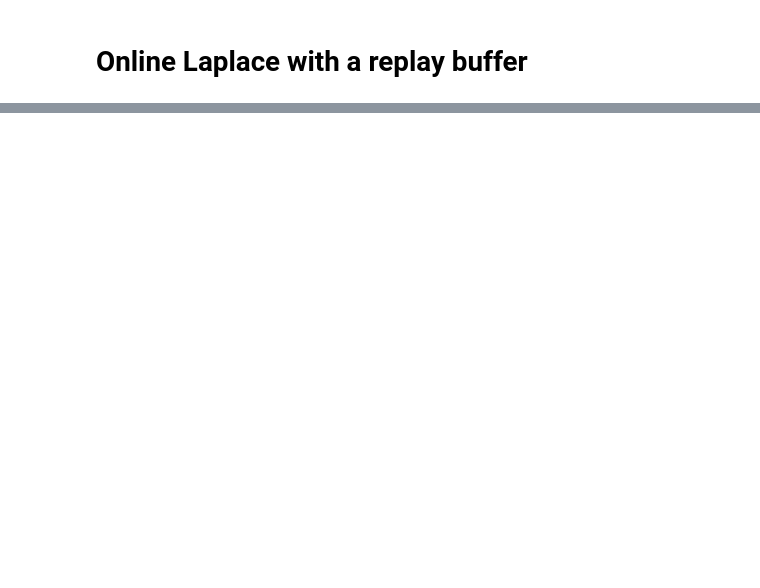
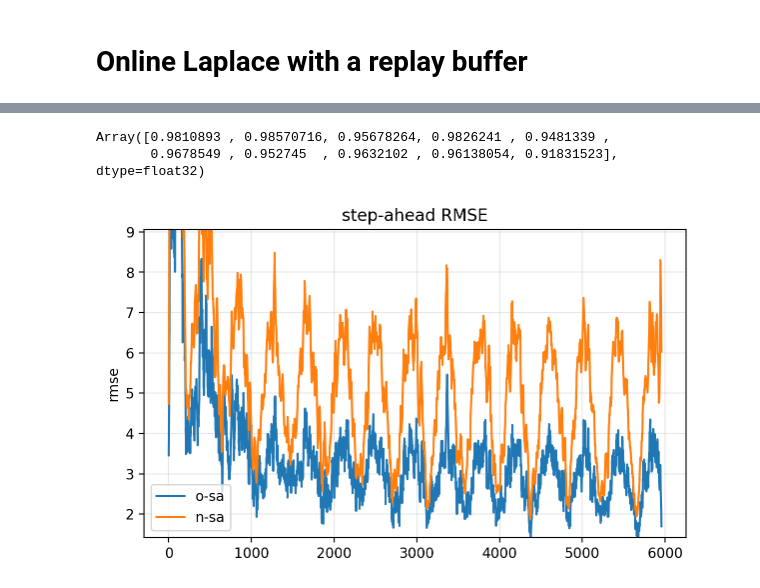
Before and after one commit to probml/rebayes, a Jupyter notebook: demos/misc/online-laplace-rb.ipynb, the cells around one changed output, grey strips where cells are left out. Cells and saved outputs as stored; diff of their text form; code cells hidden in the pictures; blank space fills up the shorter version.

```diff
--- a/demos/misc/online-laplace-rb.ipynb
+++ b/demos/misc/online-laplace-rb.ipynb
@@ -109,0 +109,28 @@ plt.ylim(vmin, vmax)
+# %%
+ppred = jax.vmap(model.apply, in_axes=(0, None))(bel_rvs, X_train)
+ppred.mean(axis=0).ravel()[-10:]
+# %% [output]
+Array([0.9810893 , 0.98570716, 0.95678264, 0.9826241 , 0.9481339 ,
+       0.9678549 , 0.952745  , 0.9632102 , 0.96138054, 0.91831523],      dtype=float32)
+# %%
+fig, ax = plt.subplots(figsize=(7, 4))
+
+err_smooth_osa = output_rsgd["osa-error"]
+err_smooth_nsa = output_rsgd["nsa-error"]
+
+err_smooth_osa = np.convolve(err_smooth_osa, kernel, mode="same")
+err_smooth_nsa = np.convolve(err_smooth_nsa, kernel, mode="same")
+
+plt.plot(err_smooth_osa, label="o-sa")
+plt.plot(err_smooth_nsa, label="n-sa")
+
+plt.grid(alpha=0.3)
+
+vmin = np.quantile(err_smooth_osa, 0.00)
+vmax = np.quantile(err_smooth_osa, 0.98)
+plt.ylabel("rmse")
+plt.legend()
+plt.title("step-ahead RMSE")
+plt.ylim(vmin, vmax);
+# %% [output]
+[figure, added]
```
Also changed, not shown: parts of 10 cells of this notebook.
